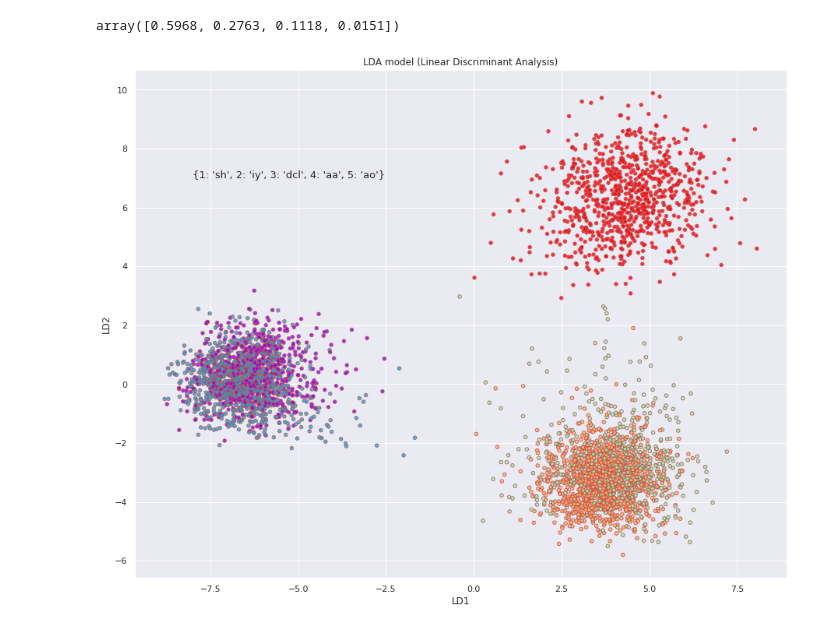
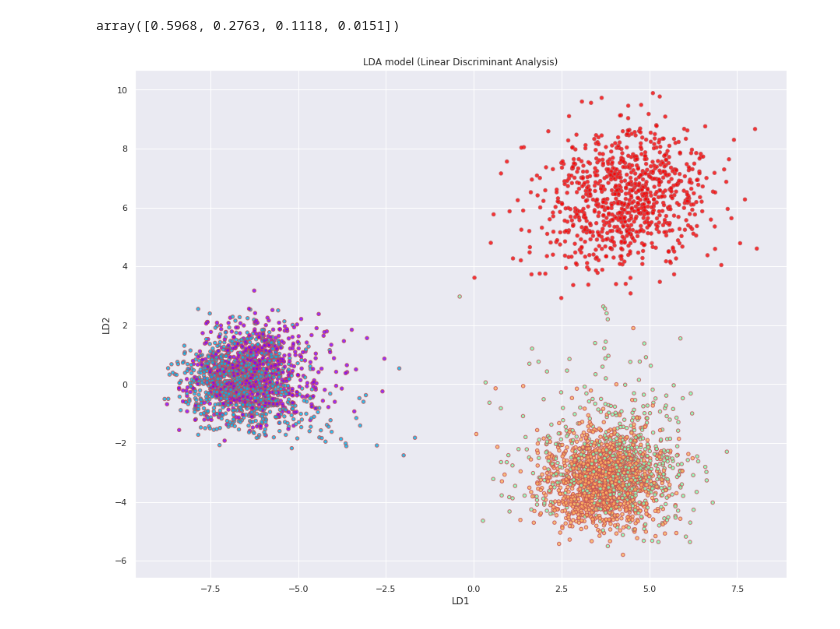
Before and after one commit to swordwielder/python3, a Jupyter notebook: CommFSB/CFSBCodingChallenge.ipynb, the cells around one changed output. Saved outputs shown, nothing was run; the diff lists cells and outputs as text; code cells hidden in the pictures.

```diff
--- a/CommFSB/CFSBCodingChallenge.ipynb
+++ b/CommFSB/CFSBCodingChallenge.ipynb
@@ -126,28 +126,28 @@ array([0.5968, 0.2763, 0.1118, 0.0151])
 # %%
 plt.figure(figsize=(15,12))
 plt.xlabel('LD1')
 plt.ylabel('LD2')
 label_dict = {1: 'sh', 2: 'iy', 3:'dcl', 4:'aa',5:'ao'}
 #label=[i for i in range(1,6)]
 lab=['sh','iy','dcl','aa','ao']
 #fig,ax=plt.subplots()
 #fig=plt.figure(figsize=(15,12))
 plt.title('LDA model (Linear Discriminant Analysis)')
 plt.scatter(
     X_lda[:,0],
     X_lda[:,1],
     s=20,
     c=y,
     cmap='rainbow',
     alpha=0.8,
     edgecolors='r',
     label=[i for i in label_dict]
 )
 
 #ax.legend()
 #ax.grid(True)
 #plt.annotate(label_dict,(X_lda[:,0],X_lda[:,1]))
-plt.text(-8,7,label_dict,fontsize=13)
+#plt.text(-8,7,label_dict,fontsize=13)
 plt.show()
 # %% [output]
-[figure, old version]
+[figure, new version]
```
Also changed, not shown: parts of 2 cells of this notebook.
